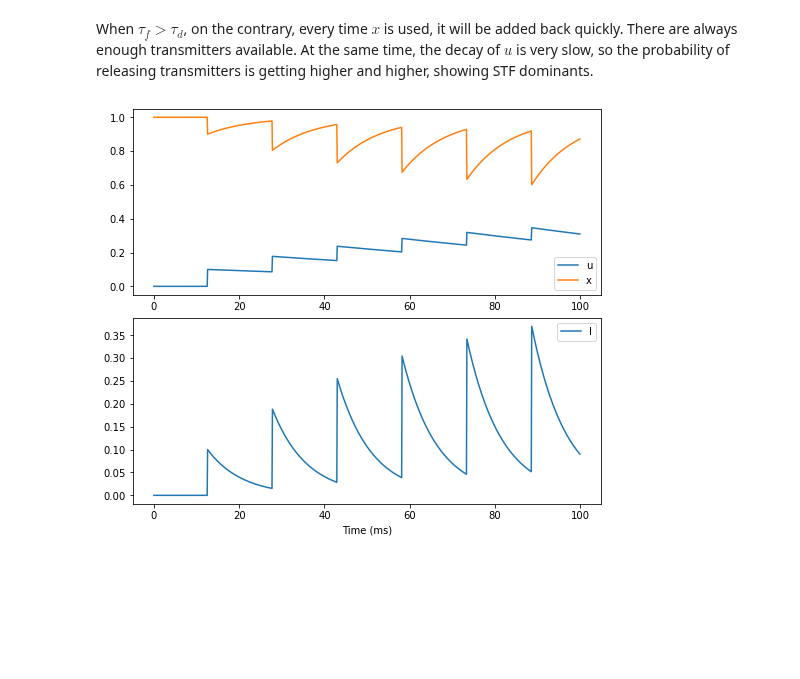
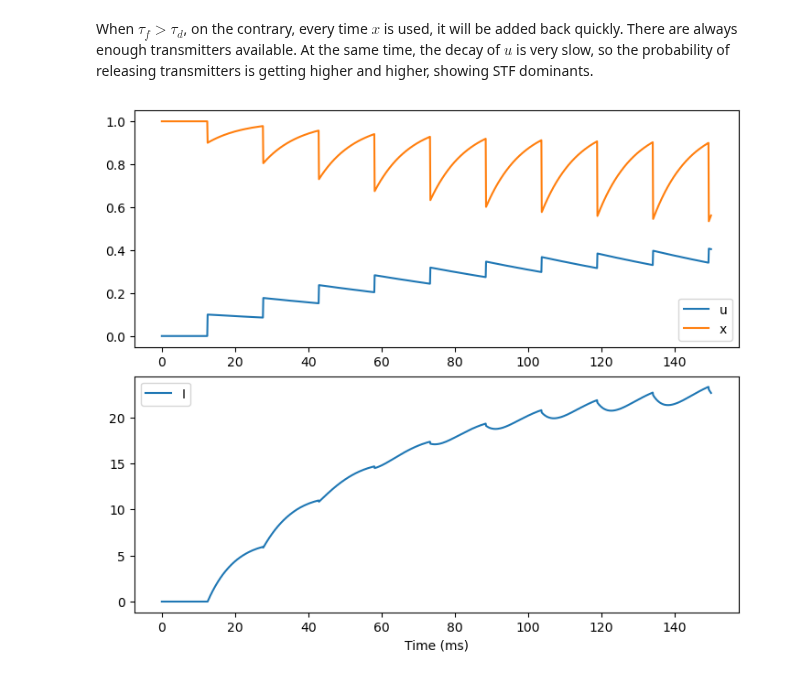
Before and after one commit to quanpeng0/BrainModels, a Jupyter notebook: docs/apis/synapses/STP.ipynb, the cells around one changed output. Drawn from its saved outputs; the diff is of its cells as text; code cells hidden in the pictures; blank space fills up the shorter version.

```diff
--- a/docs/apis/synapses/STP.ipynb
+++ b/docs/apis/synapses/STP.ipynb
@@ -70,28 +71,28 @@ plt.show()
 # %% [markdown]
 When $\tau_f > \tau_d$, on the contrary, every time $x$ is used, it will be added back quickly. There are always enough transmitters available. At the same time, the decay of $u$ is very slow, so the probability of releasing transmitters is getting higher and higher, showing STF dominants.
 # %%
-neu1 = brainmodels.neurons.LIF(1, monitors=['V'], name='Y')
-neu2 = brainmodels.neurons.LIF(1, monitors=['V'])
+neu1 = brainmodels.neurons.LIF(1)
+neu2 = brainmodels.neurons.LIF(1)
+syn1 = brainmodels.synapses.STP(neu1, neu2, bp.connect.All2All(), U=0.1, tau_d=10, tau_f=100.)
+net = bp.Network(pre=neu1, syn=syn1, post=neu2)
 
-# STF
-syn = brainmodels.synapses.STP(U=0.1, tau_d=10, tau_f=100., pre=neu1, post=neu2,
-                               conn=bp.connect.All2All(), monitors=['I', 'u', 'x'])
-net = bp.Network(neu1, syn, neu2)
-net.run(100., inputs=('Y.input', 28.))
+runner = bp.StructRunner(net, inputs=[('pre.input', 28.)], monitors=['syn.I', 'syn.u', 'syn.x'])
+runner.run(150.)
+
 
 # plot
 fig, gs = bp.visualize.get_figure(2, 1, 3, 7)
 
 fig.add_subplot(gs[0, 0])
-plt.plot(syn.mon.ts, syn.mon.u[:, 0], label='u')
-plt.plot(syn.mon.ts, syn.mon.x[:, 0], label='x')
+plt.plot(runner.mon.ts, runner.mon['syn.u'][:, 0], label='u')
+plt.plot(runner.mon.ts, runner.mon['syn.x'][:, 0], label='x')
 plt.legend()
 
 fig.add_subplot(gs[1, 0])
-plt.plot(syn.mon.ts, syn.mon.I[:, 0], label='I')
+plt.plot(runner.mon.ts, runner.mon['syn.I'][:, 0], label='I')
 plt.legend()
 
 plt.xlabel('Time (ms)')
 plt.show()
 # %% [output]
-[figure, old version]
+[figure, new version]
```
Also changed, not shown: parts of 1 cell of this notebook, 19 other files.
